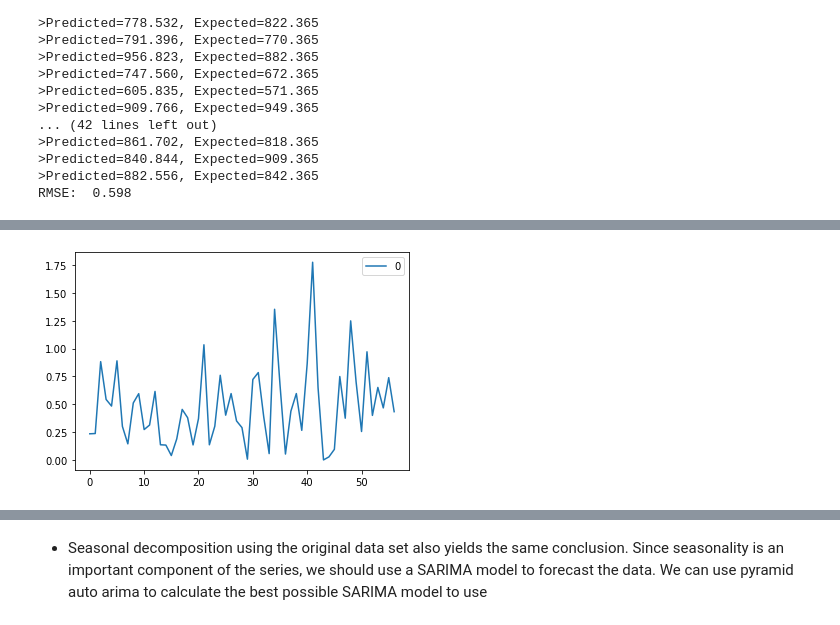
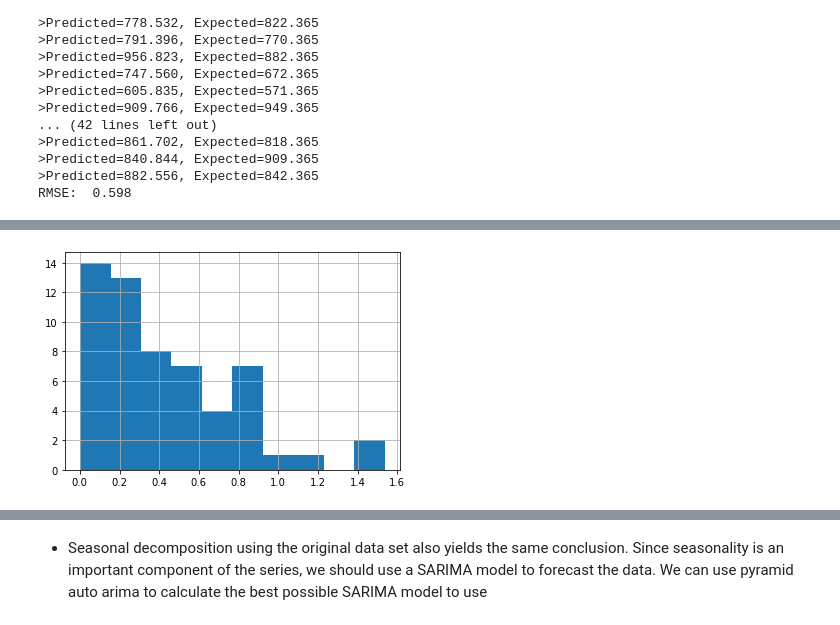
Before and after one commit to grantrzchan/HTX_Armed_Robberies, a Jupyter notebook: HTX_Robberies_ARIMA.ipynb, the cells around one changed output, grey strips where cells are left out. Saved outputs shown, nothing was run; the diff lists cells and outputs as text; code cells hidden in the pictures.

```diff
--- a/HTX_Robberies_ARIMA.ipynb
+++ b/HTX_Robberies_ARIMA.ipynb
@@ -305,7 +305,7 @@ train_X, test_X = X[0:X_size], X[X_size:]
 #Try an ARIMA(1,0,1) model
 arima_hist = [x for x in train_X]
 arima_pred = []
-resid = []
+resid_101e = []
 for i in range(len(test_X)):
     # predict
     model = ARIMA(arima_hist, order=(1,0,1))
@@ -315,11 +315,12 @@ for i in range(len(test_X)):
     # observation
     obs = test_X[i]
     arima_hist.append(obs)
+    # calculate residuals
+    resid_101e.append(abs(obs - arima_y_hat).item(0))
+    #convert arima_y_hat back to original units
     arima_y_hat = inv_normalizer(add_vol_and_sea(arima_y_hat, test_data_annual_vol[i], test_data_month_avg[i]), n_ts_avg, n_ts_std)
     # Convert obs to original units
     obs = inv_normalizer(add_vol_and_sea(obs, test_data_annual_vol[i], test_data_month_avg[i]), n_ts_avg, n_ts_std)
-    # calculate residuals
-    resid.append(abs(obs - arima_y_hat).item(0))
     print('>Predicted=%.3f, Expected=%.3f' % (arima_y_hat, obs))
 # report performance
 rmse = sqrt(mse(test_X, arima_pred))
@@ -472,6 +481,6 @@ RMSE:  0.598
 # %%
-arima101_resid = pd.DataFrame(resid)
-arima101_resid.plot()
+arima101_resid = pd.Series(resid_101e)
+arima101_resid.hist()
 plt.show()
 # %% [output]
-[figure, old version]
+[figure, new version]
```
Also changed, not shown: parts of 31 cells of this notebook, 5 other files.
